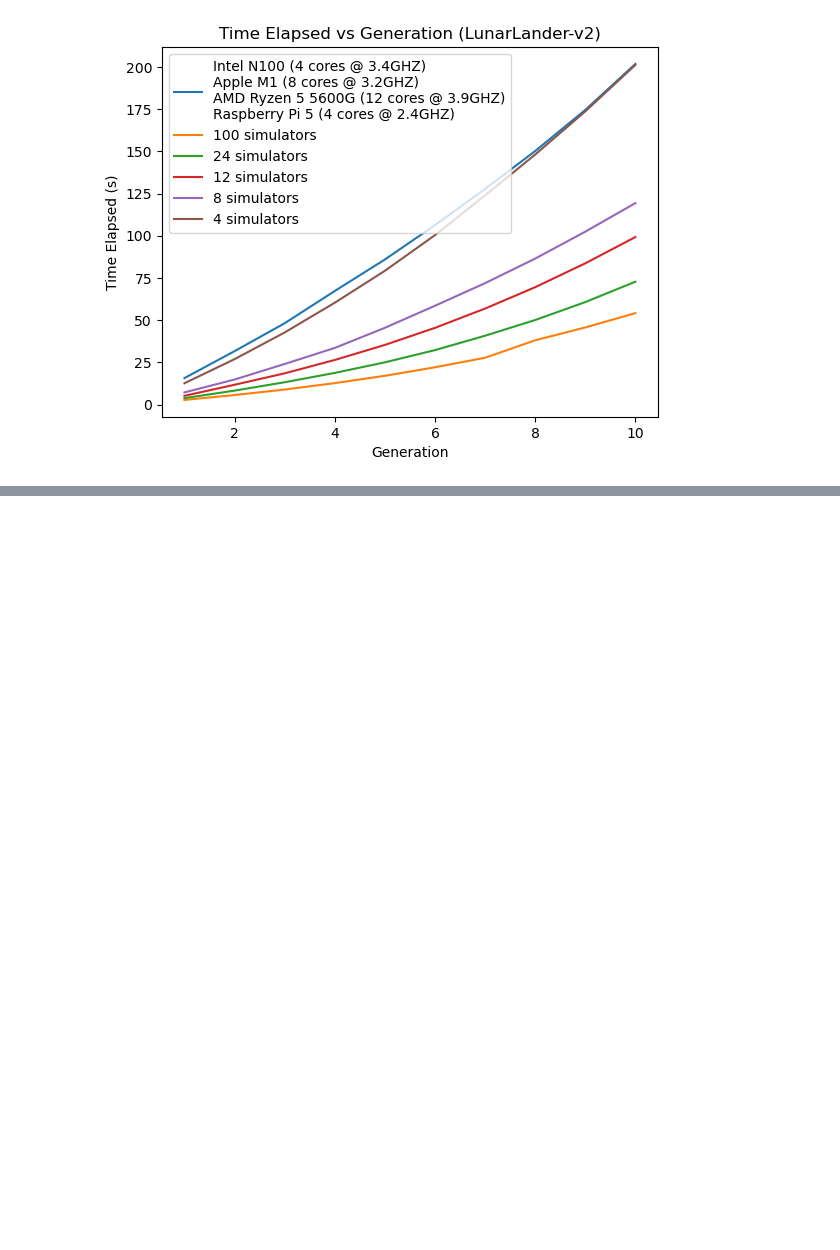
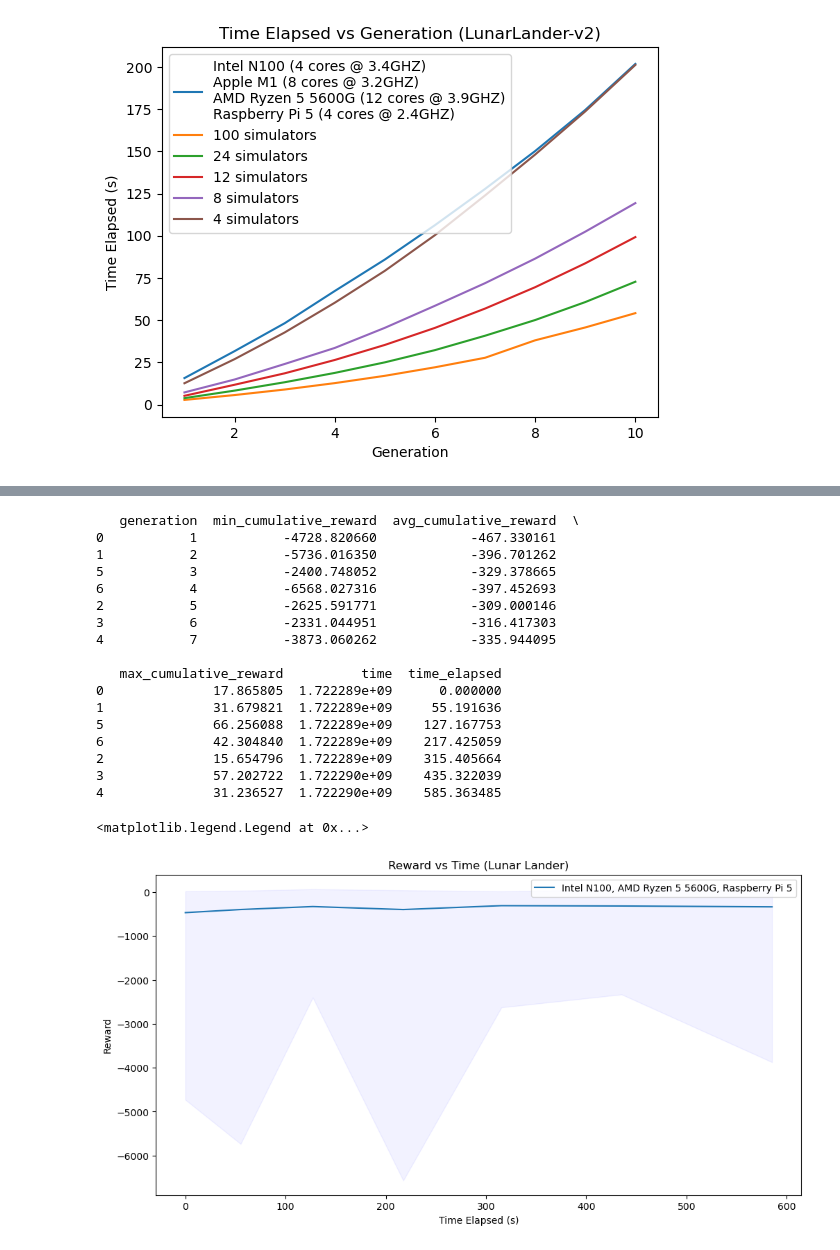
Before and after one commit to bmcnns/distributed-tpg, a Jupyter notebook: lunar_lander_early_benchmarks.ipynb, the cells around one changed output, grey strips where cells are left out. Drawn from its saved outputs; the diff is of its cells as text; code cells hidden in the pictures; blank space fills up the shorter version.

```diff
--- a/lunar_lander_early_benchmarks.ipynb
+++ b/lunar_lander_early_benchmarks.ipynb
@@ -82,39 +117,71 @@ plt.legend()
 # %%
 import matplotlib.pyplot as plt
 import duckdb
 
 # Query to get the data
 df = duckdb.query("""
-WITH cumulative_reward AS
+WITH
+cumulative_reward AS
 (
     SELECT generation, SUM(reward) AS cumulative_reward
     FROM db.public.training
     GROUP BY generation, team_id
+),
+reward_by_generation AS
+(
+    SELECT generation,
+           MIN(cumulative_reward) AS min_cumulative_reward,
+           AVG(cumulative_reward) AS avg_cumulative_reward,
+           MAX(cumulative_reward) AS max_cumulative_reward
+    FROM cumulative_reward
+    JOIN db.public.time_monitor USING (generation)
+    GROUP BY generation
+    ORDER BY generation
 )
-SELECT generation,
-       MIN(cumulative_reward) AS min_cumulative_reward,
-       AVG(cumulative_reward) AS avg_cumulative_reward,
-       MAX(cumulative_reward) AS max_cumulative_reward
-FROM cumulative_reward
-GROUP BY generation
-ORDER BY generation
+SELECT * FROM reward_by_generation
+JOIN db.public.time_monitor USING (generation)
 """).df()
+
+df['time_elapsed'] = df['time'] - df['time'].min()
+
+df.sort_values(by=['time_elapsed'], inplace=True)
+print(df)
 
 # Plotting the data
 plt.figure(figsize=(12, 6))  # Set figure size
 
 # Plot shaded area for min and max
-plt.fill_between(df['generation'],
+plt.fill_between(df['time_elapsed'],
                  df['min_cumulative_reward'],
                  df['max_cumulative_reward'],
                  color='blue', alpha=0.05)
 
-# Plot Average Cumulative Reward
-plt.plot(df['generation'], df['avg_cumulative_reward'], label="Intel N100, AMD Ryzen 5 5600G, Raspberry Pi 5")
+# Plot Average Cumulative Reward by Time
+plt.plot(df['time_elapsed'], df['avg_cumulative_reward'], label="Intel N100, AMD Ryzen 5 5600G, Raspberry Pi 5")
 
 # Add labels and title
 plt.ylabel('Reward')
-plt.xlabel('Generation')
+plt.xlabel('Time Elapsed (s)')
 plt.title("Reward vs Time (Lunar Lander)")
 
 plt.legend()
+# %% [output]
+   generation  min_cumulative_reward  avg_cumulative_reward  \
+0           1           -4728.820660            -467.330161
+1           2           -5736.016350            -396.701262
+5           3           -2400.748052            -329.378665
+6           4           -6568.027316            -397.452693
+2           5           -2625.591771            -309.000146
+3           6           -2331.044951            -316.417303
+4           7           -3873.060262            -335.944095
+
+   max_cumulative_reward          time  time_elapsed
+0              17.865805  1.722289e+09      0.000000
+1              31.679821  1.722289e+09     55.191636
+5              66.256088  1.722289e+09    127.167753
+6              42.304840  1.722289e+09    217.425059
+2              15.654796  1.722289e+09    315.405664
+3              57.202722  1.722290e+09    435.322039
+4              31.236527  1.722290e+09    585.363485
+<matplotlib.legend.Legend at 0x...>
+[figure, added]
```
Also changed, not shown: parts of 6 cells of this notebook, 4 other files.
